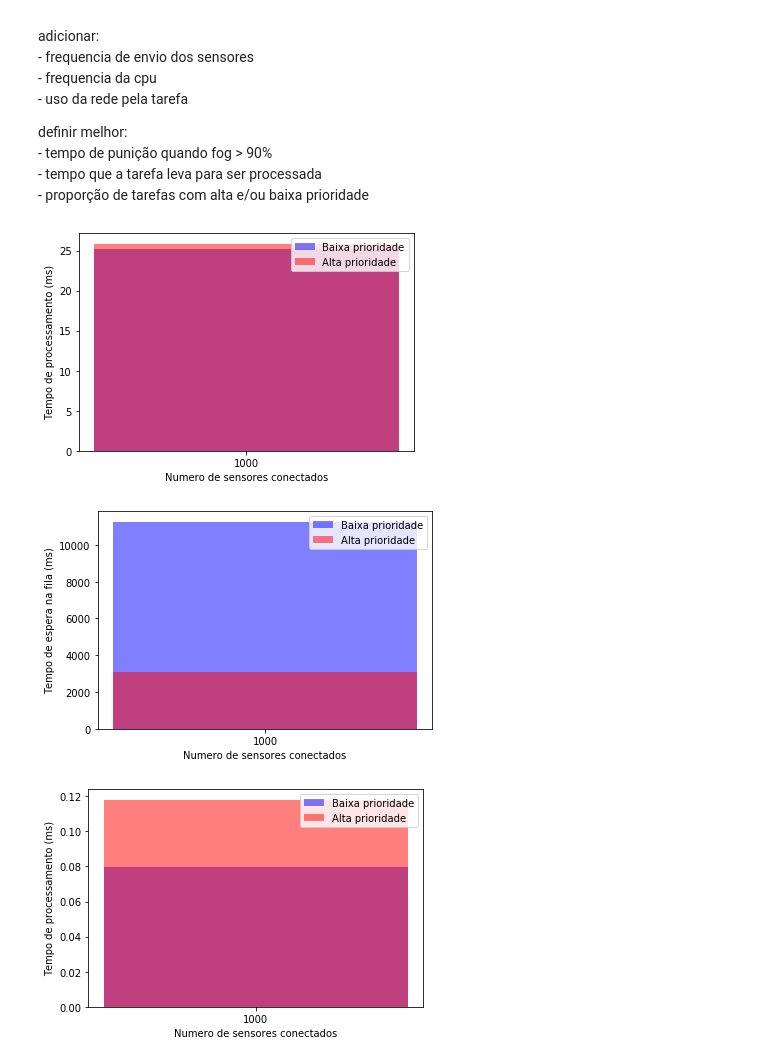
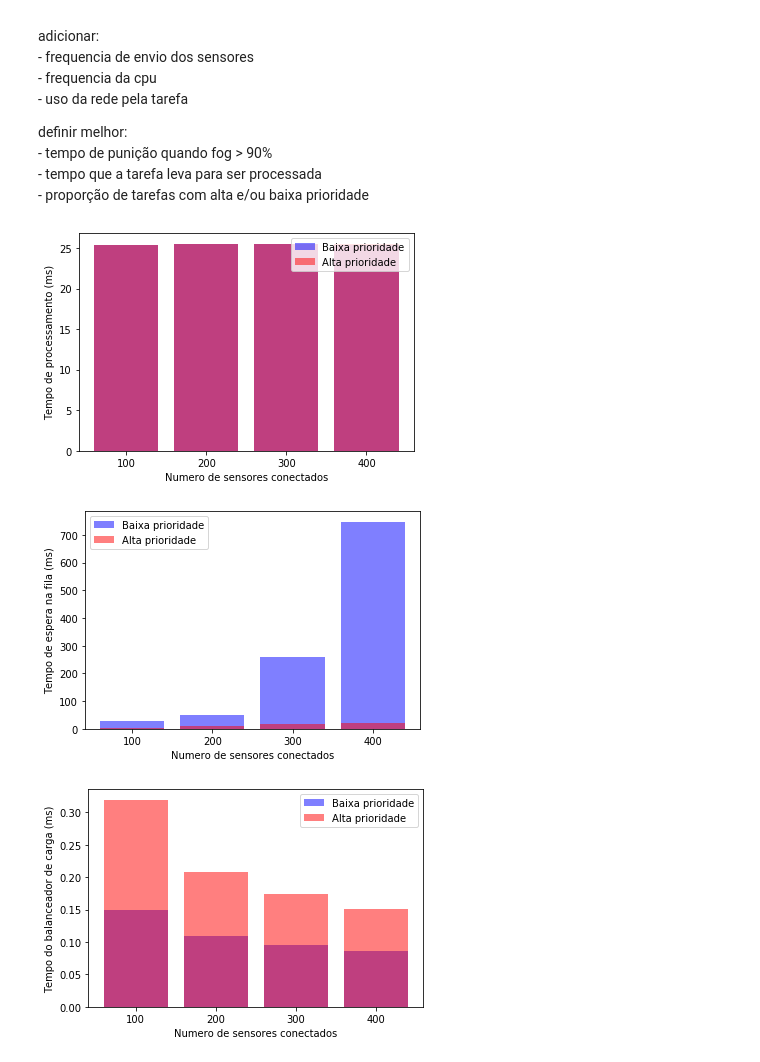
Before and after one commit to eppereira/SmartClassFogLB, a Jupyter notebook: v2/Resultados.ipynb, the cells around one changed output. Drawn from its saved outputs; the diff is of its cells as text; code cells hidden in the pictures.

Commit message:
tempos agora acompanham a tarefa

```diff
--- a/v2/Resultados.ipynb
+++ b/v2/Resultados.ipynb
@@ -22,7 +22,7 @@ definir melhor:
     - tempo que a tarefa leva para ser processada
     - proporção de tarefas com alta e/ou baixa prioridade
 # %%
-tests = [1000]
+tests = [100, 200, 300, 400]
 timeResults = list()
 queueResults = list()
 lbResults = list()
@@ -47,7 +47,7 @@ plt.xlabel('Numero de sensores conectados')
 plt.legend(('Baixa prioridade', 'Alta prioridade'))
 plt.show()
 # %% [output]
-[figure, old version]
+[figure, new version]
 # %%
 objects = tests
 y_pos = np.arange(len(tests))
@@ -62,19 +62,19 @@ plt.xlabel('Numero de sensores conectados')
 plt.legend(('Baixa prioridade', 'Alta prioridade'))
 plt.show()
 # %% [output]
-[figure, old version]
+[figure, new version]
 # %%
 objects = tests
 y_pos = np.arange(len(tests))
 
 priorityResults = [x[0] for x in lbResults]
 nopriorityResults = [x[1] for x in lbResults]
 plt.bar(y_pos, nopriorityResults, align='center',color='b', alpha=0.5)
 plt.bar(y_pos, priorityResults, align='center',color='r', alpha=0.5)
 plt.xticks(y_pos, objects)
-plt.ylabel('Tempo de processamento (ms)')
+plt.ylabel('Tempo do balanceador de carga (ms)')
 plt.xlabel('Numero de sensores conectados')
 plt.legend(('Baixa prioridade', 'Alta prioridade'))
 plt.show()
 # %% [output]
-[figure, old version]
+[figure, new version]
```
